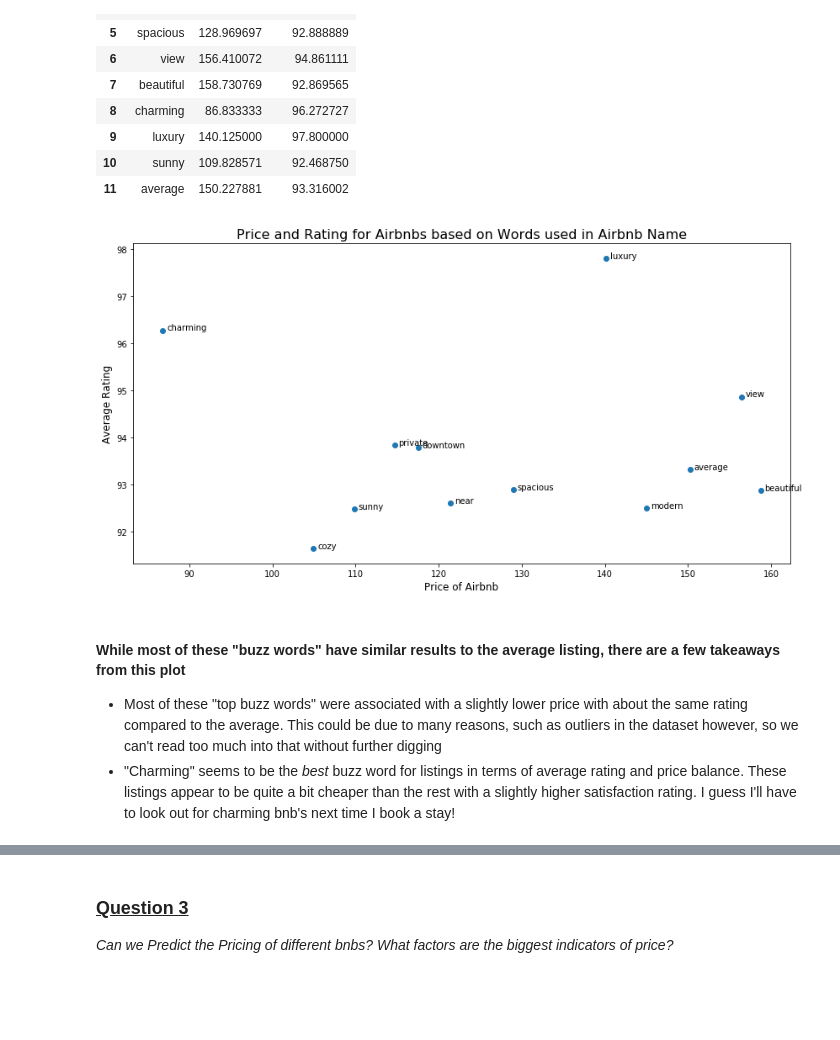
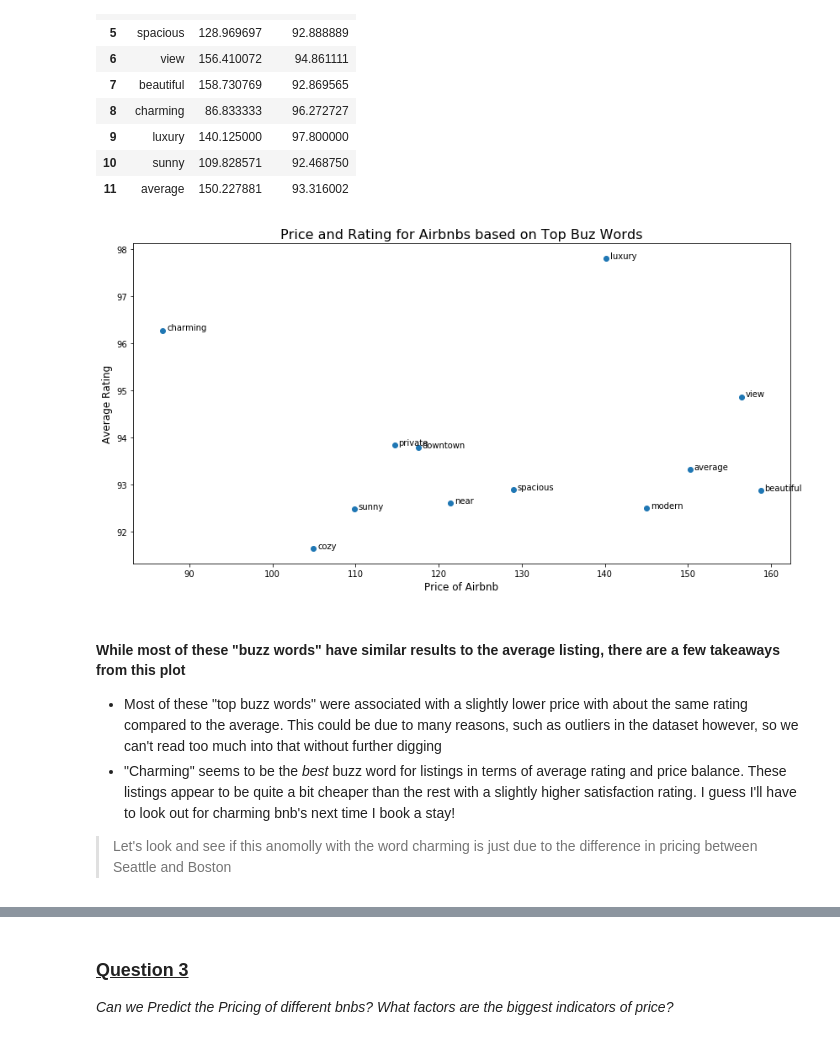
Before and after one commit to vikramtharakan/Airbnb_Exploratory_Project, a Jupyter notebook: AirbnbProject.ipynb, the cells around one changed output, grey strips where cells are left out. Drawn from its saved outputs; the diff is of its cells as text; code cells hidden in the pictures; blank space fills up the shorter version.

```diff
--- a/AirbnbProject.ipynb
+++ b/AirbnbProject.ipynb
@@ -370,16 +373,18 @@ words_df
 # %%
 fig = plt.figure(figsize = (14,7))
 ax = fig.add_subplot(111)
 ax.scatter(data = words_df, x = 'Prices',y = 'Avg_Ratings');
 ax.set_ylabel('Average Rating',size = 12);
 ax.set_xlabel('Price of Airbnb',size = 12);
-ax.set_title('Price and Rating for Airbnbs based on Words used in Airbnb Name',size = 16);
+ax.set_title('Price and Rating for Airbnbs based on Top Buz Words',size = 16);
 for i, txt in enumerate(words_df.Word):
     ax.annotate(txt, (words_df.Prices.iat[i]+.5,words_df.Avg_Ratings.iat[i]))
 #ax.set_ylim(ymin=0.0, ymax=12);
 # %% [output]
-[figure, old version]
+[figure, new version]
 # %% [markdown]
 #### While most of these "buzz words" have similar results to the average listing, there are a few takeaways from this plot
 * Most of these "top buzz words" were associated with a slightly lower price with about the same rating compared to the average. This could be due to many reasons, such as outliers in the dataset however, so we can't read too much into that without further digging
 * "Charming" seems to be the <i>best</i> buzz word for listings in terms of average rating and price balance. These listings appear to be quite a bit cheaper than the rest with a slightly higher satisfaction rating. I guess I'll have to look out for charming bnb's next time I book a stay!
+
+> Let's look and see if this anomolly with the word charming is just due to the difference in pricing between Seattle and Boston
```
Also changed, not shown: parts of 21 cells of this notebook.
